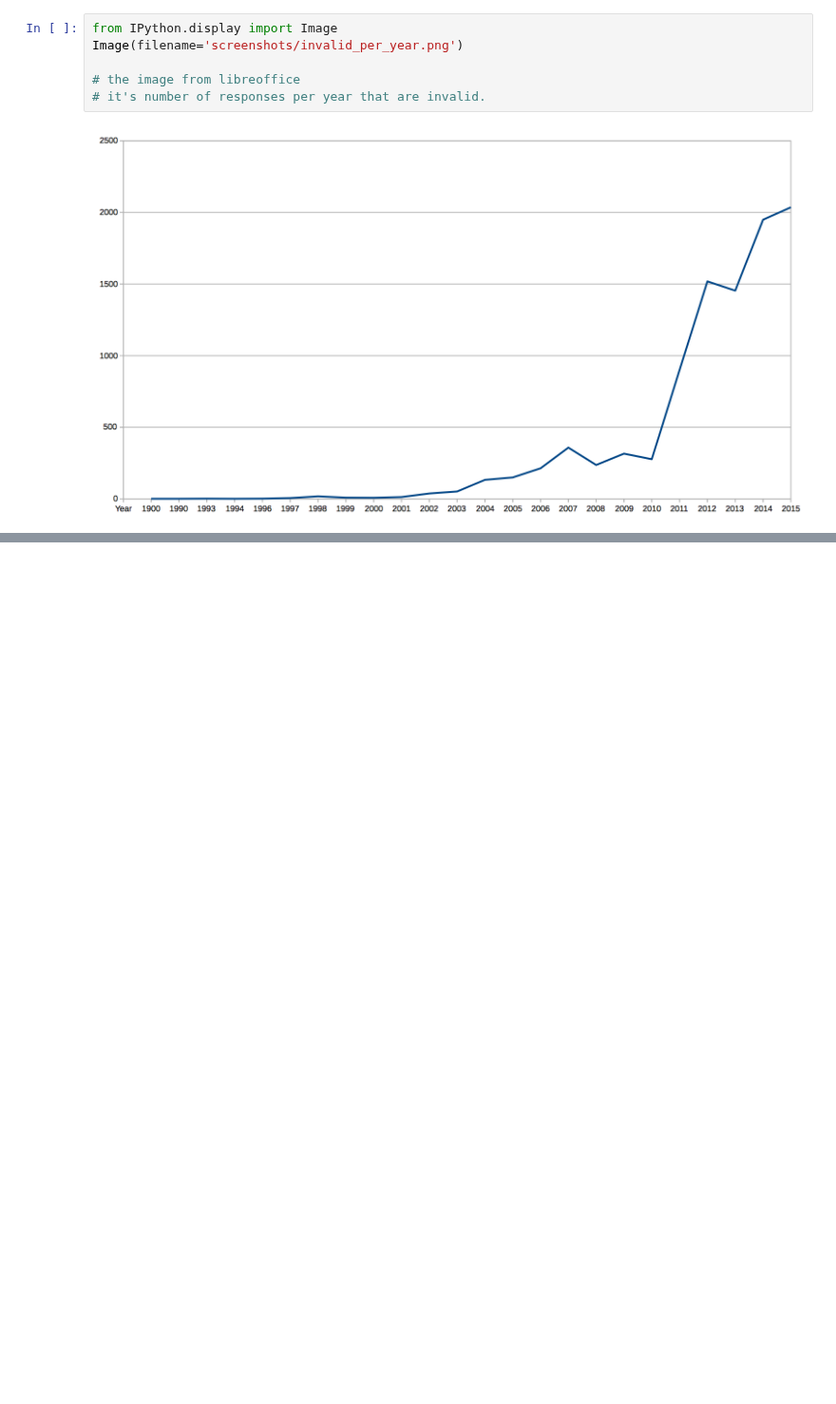
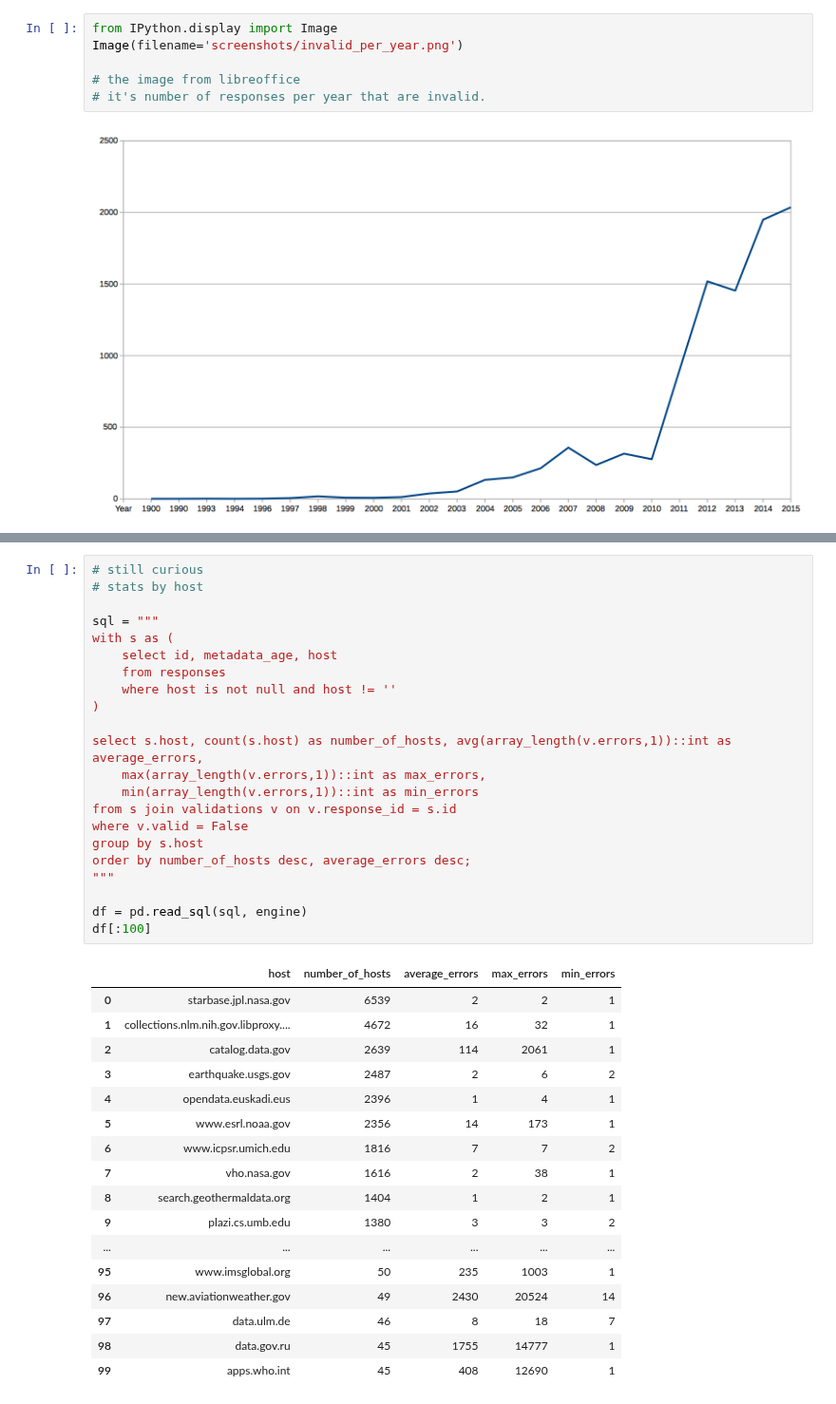
Before and after one commit to b-cube/Response-Identification-Info, a Jupyter notebook: notebooks/Analysis - Validation Metrics.ipynb, the cells around one changed output, grey strips where cells are left out. Shown at 95% size. Saved outputs shown, nothing was run; the diff lists cells and outputs as text; blank space fills up the shorter version.

```diff
--- a/notebooks/Analysis - Validation Metrics.ipynb
+++ b/notebooks/Analysis - Validation Metrics.ipynb
@@ -580,0 +633,40 @@ Image(filename='screenshots/invalid_per_year.png')
+# %%
+# still curious
+# stats by host
+
+sql = """
+with s as (
+    select id, metadata_age, host
+    from responses
+    where host is not null and host != ''
+)
+
+select s.host, count(s.host) as number_of_hosts, avg(array_length(v.errors,1))::int as average_errors,
+    max(array_length(v.errors,1))::int as max_errors,
+    min(array_length(v.errors,1))::int as min_errors
+from s join validations v on v.response_id = s.id
+where v.valid = False
+group by s.host
+order by number_of_hosts desc, average_errors desc;
+"""
+
+df = pd.read_sql(sql, engine)
+df[:100]
+# %% [output]
+|  | host | number_of_hosts | average_errors | max_errors | min_errors |
+| 0 | starbase.jpl.nasa.gov | 6539 | 2 | 2 | 1 |
+| 1 | collections.nlm.nih.gov.libproxy.... | 4672 | 16 | 32 | 1 |
+| 2 | catalog.data.gov | 2639 | 114 | 2061 | 1 |
+| 3 | earthquake.usgs.gov | 2487 | 2 | 6 | 2 |
+| 4 | opendata.euskadi.eus | 2396 | 1 | 4 | 1 |
+| 5 | www.esrl.noaa.gov | 2356 | 14 | 173 | 1 |
+| 6 | www.icpsr.umich.edu | 1816 | 7 | 7 | 2 |
+| 7 | vho.nasa.gov | 1616 | 2 | 38 | 1 |
+| 8 | search.geothermaldata.org | 1404 | 1 | 2 | 1 |
+| 9 | plazi.cs.umb.edu | 1380 | 3 | 3 | 2 |
+| ... | ... | ... | ... | ... | ... |
+| 95 | www.imsglobal.org | 50 | 235 | 1003 | 1 |
+| 96 | new.aviationweather.gov | 49 | 2430 | 20524 | 14 |
+| 97 | data.ulm.de | 46 | 8 | 18 | 7 |
+| 98 | data.gov.ru | 45 | 1755 | 14777 | 1 |
+| 99 | apps.who.int | 45 | 408 | 12690 | 1 |
```
Also changed, not shown: parts of 5 cells of this notebook, 2 other files.
